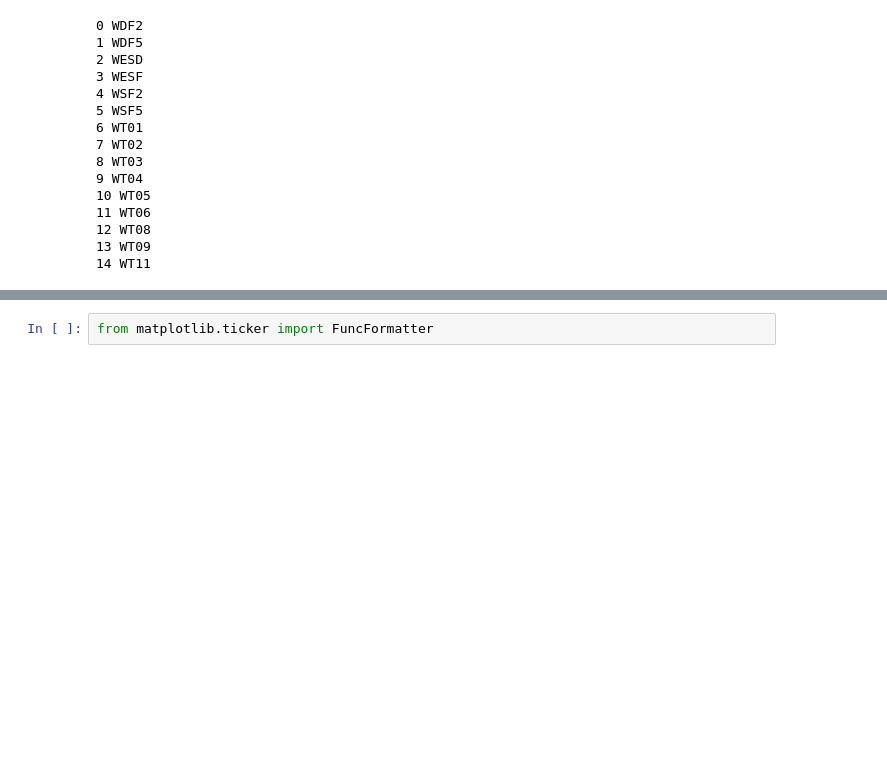
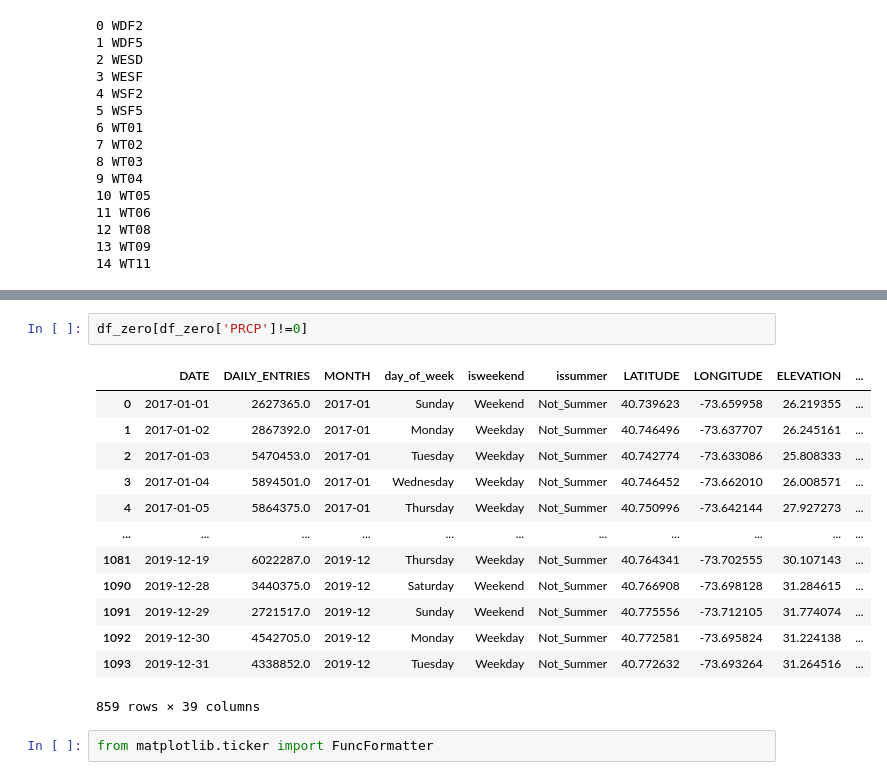
Before and after one commit to JoshJingtianWang/NYC-MTA-EDA, a Jupyter notebook: code/weatherplot.ipynb, the cells around one changed output, grey strips where cells are left out. Saved outputs shown, nothing was run; the diff lists cells and outputs as text; blank space fills up the shorter version.

```diff
--- a/code/weatherplot.ipynb
+++ b/code/weatherplot.ipynb
@@ -221,3 +237,19 @@ for i,b in enumerate(mylist[15:]):
+# %%
+df_zero[df_zero['PRCP']!=0]
+# %% [output]
+|  | DATE | DAILY_ENTRIES | MONTH | day_of_week | isweekend | issummer | LATITUDE | LONGITUDE | ELEVATION | ... |
+| 0 | 2017-01-01 | 2627365.0 | 2017-01 | Sunday | Weekend | Not_Summer | 40.739623 | -73.659958 | 26.219355 | ... |
+| 1 | 2017-01-02 | 2867392.0 | 2017-01 | Monday | Weekday | Not_Summer | 40.746496 | -73.637707 | 26.245161 | ... |
+| 2 | 2017-01-03 | 5470453.0 | 2017-01 | Tuesday | Weekday | Not_Summer | 40.742774 | -73.633086 | 25.808333 | ... |
+| 3 | 2017-01-04 | 5894501.0 | 2017-01 | Wednesday | Weekday | Not_Summer | 40.746452 | -73.662010 | 26.008571 | ... |
+| 4 | 2017-01-05 | 5864375.0 | 2017-01 | Thursday | Weekday | Not_Summer | 40.750996 | -73.642144 | 27.927273 | ... |
+| ... | ... | ... | ... | ... | ... | ... | ... | ... | ... | ... |
+| 1081 | 2019-12-19 | 6022287.0 | 2019-12 | Thursday | Weekday | Not_Summer | 40.764341 | -73.702555 | 30.107143 | ... |
+| 1090 | 2019-12-28 | 3440375.0 | 2019-12 | Saturday | Weekend | Not_Summer | 40.766908 | -73.698128 | 31.284615 | ... |
+| 1091 | 2019-12-29 | 2721517.0 | 2019-12 | Sunday | Weekend | Not_Summer | 40.775556 | -73.712105 | 31.774074 | ... |
+| 1092 | 2019-12-30 | 4542705.0 | 2019-12 | Monday | Weekday | Not_Summer | 40.772581 | -73.695824 | 31.224138 | ... |
+| 1093 | 2019-12-31 | 4338852.0 | 2019-12 | Tuesday | Weekday | Not_Summer | 40.772632 | -73.693264 | 31.264516 | ... |
+859 rows × 39 columns
 # %%
 from matplotlib.ticker import FuncFormatter
 # %%
```
Also changed, not shown: parts of 1 cell of this notebook, 3 other files.
